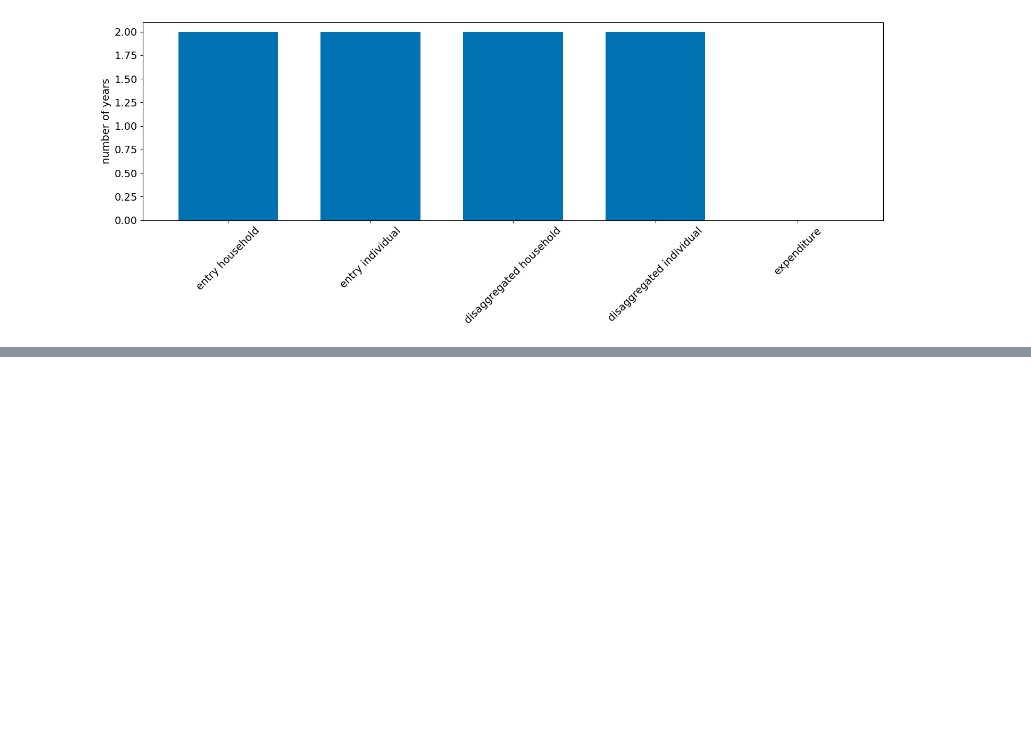
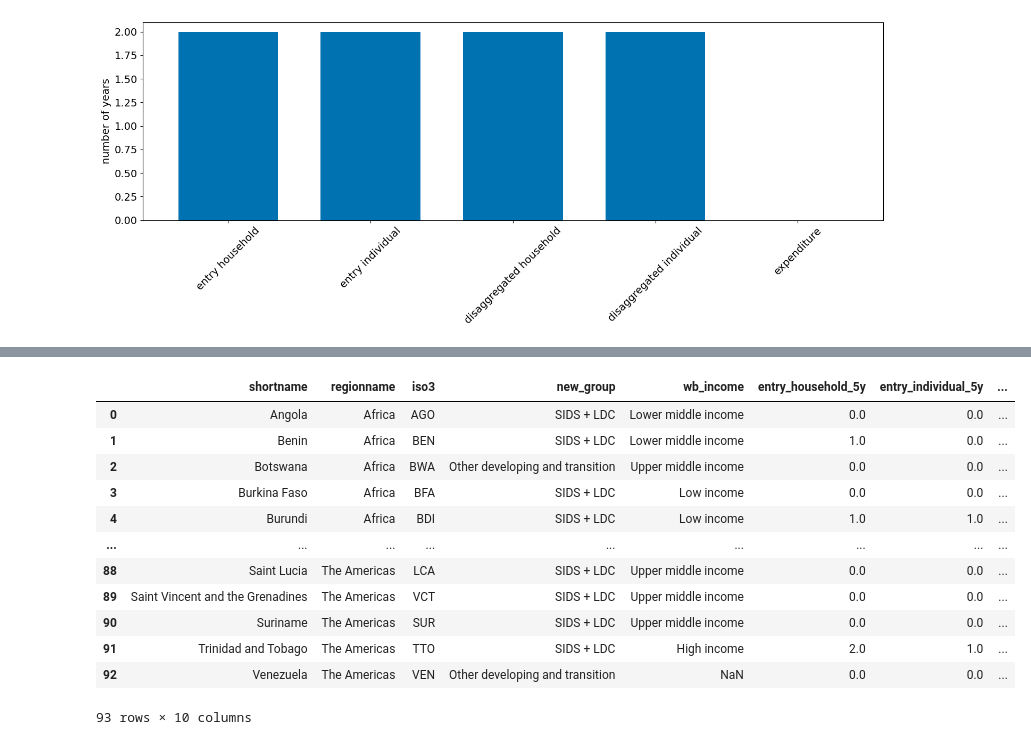
Before and after one commit to dianakorka/statistical_capacity, a Jupyter notebook: HH_capacity_index.ipynb, the cells around one changed output, grey strips where cells are left out. Drawn from its saved outputs; the diff is of its cells as text; code cells hidden in the pictures; blank space fills up the shorter version.

```diff
--- a/HH_capacity_index.ipynb
+++ b/HH_capacity_index.ipynb
@@ -3565,0 +3650,32 @@ plt.show()
+# %%
+# leave expenditure asside
+
+df[['shortname',
+ 'regionname', 'iso3', 'new_group', 'wb_income', 'entry_household_5y',
+    'entry_individual_5y',
+    'disaggregated_household_5y',
+    'disaggregated_individual_5y',
+    'expenditure_5y']][
+        ((df.regionname != 'Other Economies') & (df.new_group != 'Developed-OECD') & (df.shortname.notna() )) &
+        ((df.entry_household_5y <1) |
+         (df.entry_individual_5y <1) |
+         (df.disaggregated_household_5y <1) |
+         (df.disaggregated_individual_5y <1) )
+        ].sort_values (by=['regionname', 'shortname']
+                       ).reset_index(
+    drop=True
+)
+# %% [output]
+|  | shortname | regionname | iso3 | new_group | wb_income | entry_household_5y | entry_individual_5y | ... |
+| 0 | Angola | Africa | AGO | SIDS + LDC | Lower middle income | 0.0 | 0.0 | ... |
+| 1 | Benin | Africa | BEN | SIDS + LDC | Lower middle income | 1.0 | 0.0 | ... |
+| 2 | Botswana | Africa | BWA | Other developing and transition | Upper middle income | 0.0 | 0.0 | ... |
+| 3 | Burkina Faso | Africa | BFA | SIDS + LDC | Low income | 0.0 | 0.0 | ... |
+| 4 | Burundi | Africa | BDI | SIDS + LDC | Low income | 1.0 | 1.0 | ... |
+| ... | ... | ... | ... | ... | ... | ... | ... | ... |
+| 88 | Saint Lucia | The Americas | LCA | SIDS + LDC | Upper middle income | 0.0 | 0.0 | ... |
+| 89 | Saint Vincent and the Grenadines | The Americas | VCT | SIDS + LDC | Upper middle income | 0.0 | 0.0 | ... |
+| 90 | Suriname | The Americas | SUR | SIDS + LDC | Upper middle income | 0.0 | 0.0 | ... |
+| 91 | Trinidad and Tobago | The Americas | TTO | SIDS + LDC | High income | 2.0 | 1.0 | ... |
+| 92 | Venezuela | The Americas | VEN | Other developing and transition | NaN | 0.0 | 0.0 | ... |
+93 rows × 10 columns
```
Also changed, not shown: parts of 12 cells of this notebook.
